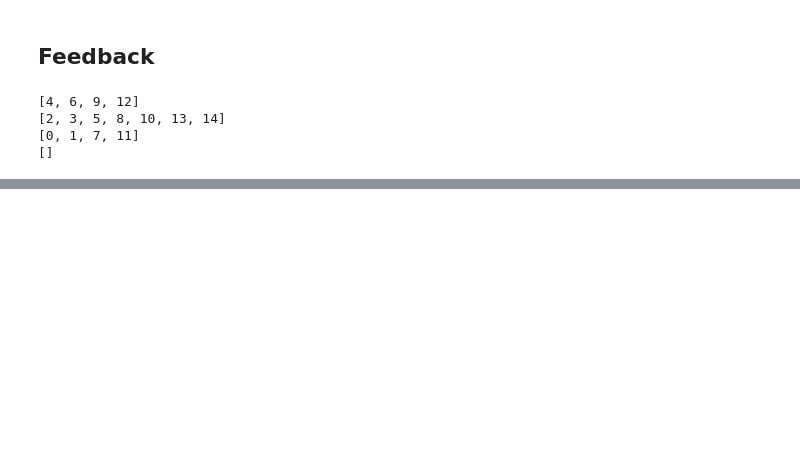
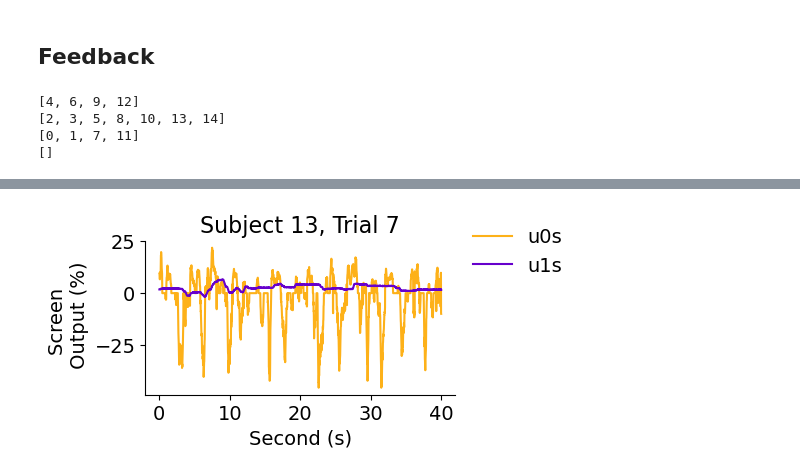
Before and after one commit to finley16/sensorimotor_fusion, a Jupyter notebook: analysis/Multimodal paper/20250501_EMBC_analysis.ipynb, the cells around one changed output, grey strips where cells are left out. Saved outputs shown, nothing was run; the diff lists cells and outputs as text; code cells hidden in the pictures; blank space fills up the shorter version.

```diff
--- a/analysis/Multimodal paper/20250501_EMBC_analysis.ipynb
+++ b/analysis/Multimodal paper/20250501_EMBC_analysis.ipynb
@@ -771,0 +867,35 @@ for group in groups:
+# %%
+# example trial
+fig,ax = plt.subplots(figsize=(4,2))
+ax.plot(t,u0s[13,2,-1,:]*100,label = 'u0s',color = colors['r'])
+ax.plot(t,u1s[13,2,-1,:]*100,label = 'u1s',color = colors['y'])
+#ax.plot(t,us[4,2,-1,:]*100,linestyle = '--',label = 'us',color = colors['d'])
+ax.set_ylabel('Screen \n Output (%)')
+ax.set_xlabel('Second (s)')
+ax.legend(bbox_to_anchor = (1,1.2), loc='upper left', frameon=False)
+ax.spines['top'].set_visible(False)
+ax.spines['right'].set_visible(False)
+ax.set_title(r'Subject 13, Trial 7')
+
+plt.show()
+
+# fig,ax = plt.subplots(figsize=(4,2))
+# ax.plot(t,u0s[0,0,-1,:]*100,label = 'r',color = 'black')
+# ax.plot(t,[0,0,-1,:]*100,label = 'y',color = colors['y'])
+# ax.plot(t,mds[0,0,-1,:]*100,linestyle = '--',label = 'd',color = 'black')
+# ax.set_ylabel('Screen \n Output (%)')
+# ax.set_xlabel('Second (s)')
+# ax.legend(bbox_to_anchor = (0.1,0.9), ncol=3, frameon=False)
+# ax.spines['top'].set_visible(False)
+# ax.spines['right'].set_visible(False)
+# plt.show()
+
+# fig,ax = plt.subplots(figsize=(4,2))
+# ax.plot(t,us[0,0,-1,:]*100,label = 'u',color = colors['u'])
+# ax.plot(t,ds[0,0,-1,:]*100,label = 'd',color = colors['d'])
+# # plt.plot(t,mds[0,0,-2,:],label = 'md',color = colors['d'])
+# ax.set_ylabel('input (%)')
+# plt.legend()
+# plt.show()
+# %% [output]
+[figure, added]
```
Also changed, not shown: parts of 8 cells of this notebook.
